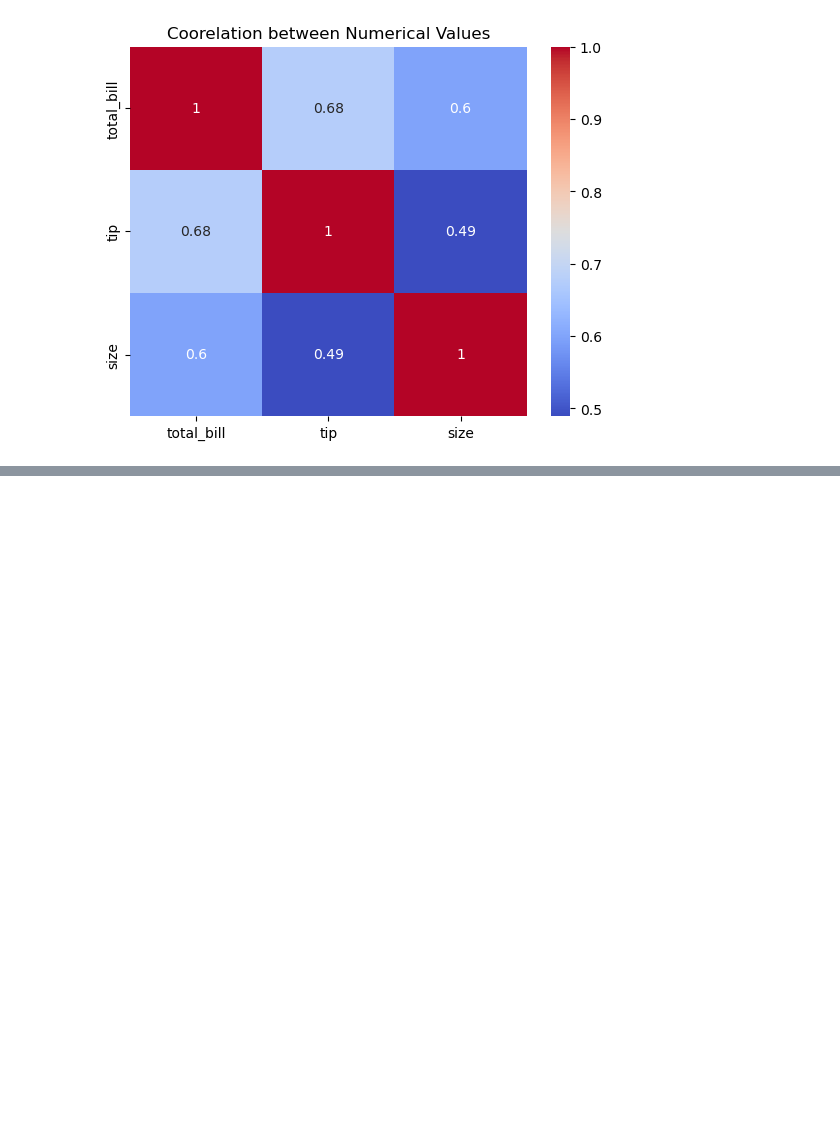
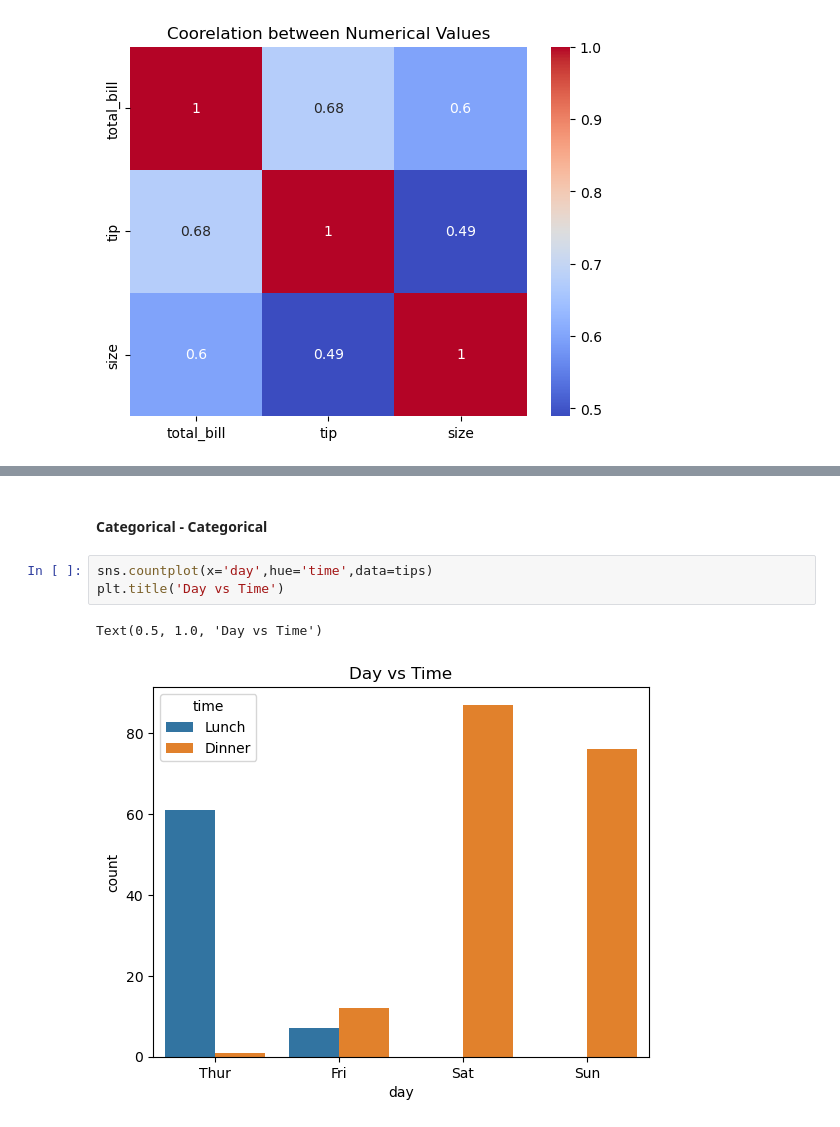
Before and after one commit to raunaktu/DataScience, a Jupyter notebook: Whole_EDA.ipynb, the cells around one changed output, grey strips where cells are left out. Drawn from its saved outputs; the diff is of its cells as text; blank space fills up the shorter version.

```diff
--- a/Whole_EDA.ipynb
+++ b/Whole_EDA.ipynb
@@ -279,0 +312,8 @@ Text(0.5, 1.0, 'Coorelation between Numerical Values')
+# %% [markdown]
+#### Categorical - Categorical
+# %%
+sns.countplot(x='day',hue='time',data=tips)
+plt.title('Day vs Time')
+# %% [output]
+Text(0.5, 1.0, 'Day vs Time')
+[figure, added]
```
Also changed, not shown: parts of 37 cells of this notebook.
